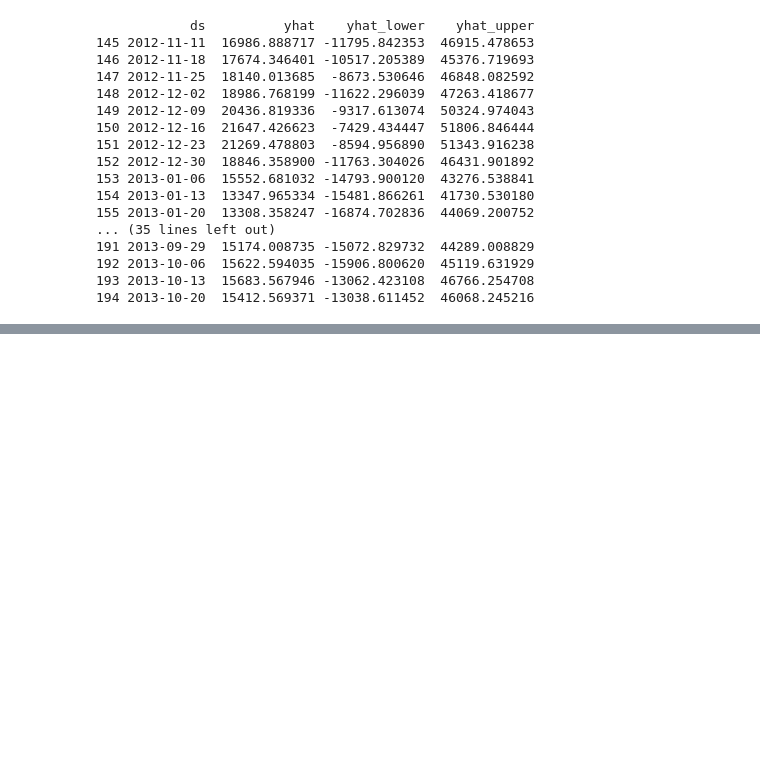
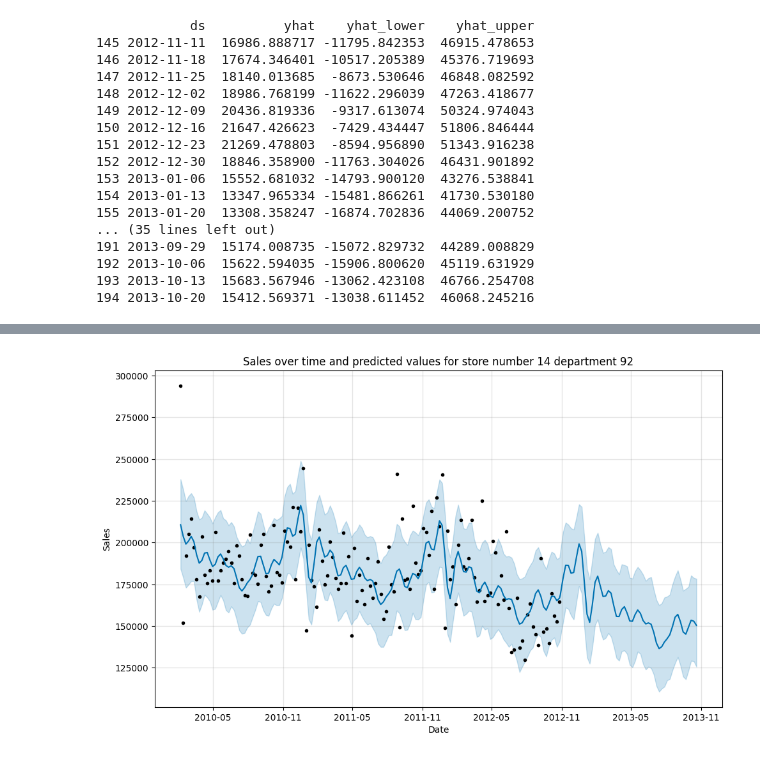
Before and after one commit to tanzhu91/Retail-Data-Analytics, a Jupyter notebook: notebooks/retail_data_analysis.ipynb, the cells around one changed output, grey strips where cells are left out. Saved outputs shown, nothing was run; the diff lists cells and outputs as text; code cells hidden in the pictures; blank space fills up the shorter version.

Commit message:
made more predictive models

```diff
--- a/notebooks/retail_data_analysis.ipynb
+++ b/notebooks/retail_data_analysis.ipynb
@@ -608,0 +608,22 @@ print(forecast[['ds', 'yhat', 'yhat_lower', 'yhat_upper']].tail(50))
+# %%
+store14 = dep_92[dep_92['Store'] == 14]
+# %%
+prophet_data2 = store14.reset_index()[['Date', 'Weekly_Sales']].rename(columns={'Date': 'ds', 'Weekly_Sales': 'y'})
+
+
+model2 = Prophet()
+model2.fit(prophet_data2)
+
+
+future2 = model2.make_future_dataframe(periods=52, freq='W')
+forecast2 = model2.predict(future2)
+
+
+model2.plot(forecast2)
+
+
+plt.title('Sales over time and predicted values for store number 14 department 92')
+plt.xlabel('Date')
+plt.ylabel('Sales')
+plt.show()
+# %% [output]
@@ -608,0 +632 @@ print(forecast[['ds', 'yhat', 'yhat_lower', 'yhat_upper']].tail(50))
+[figure, added]
```
Also changed, not shown: parts of 7 cells of this notebook.
